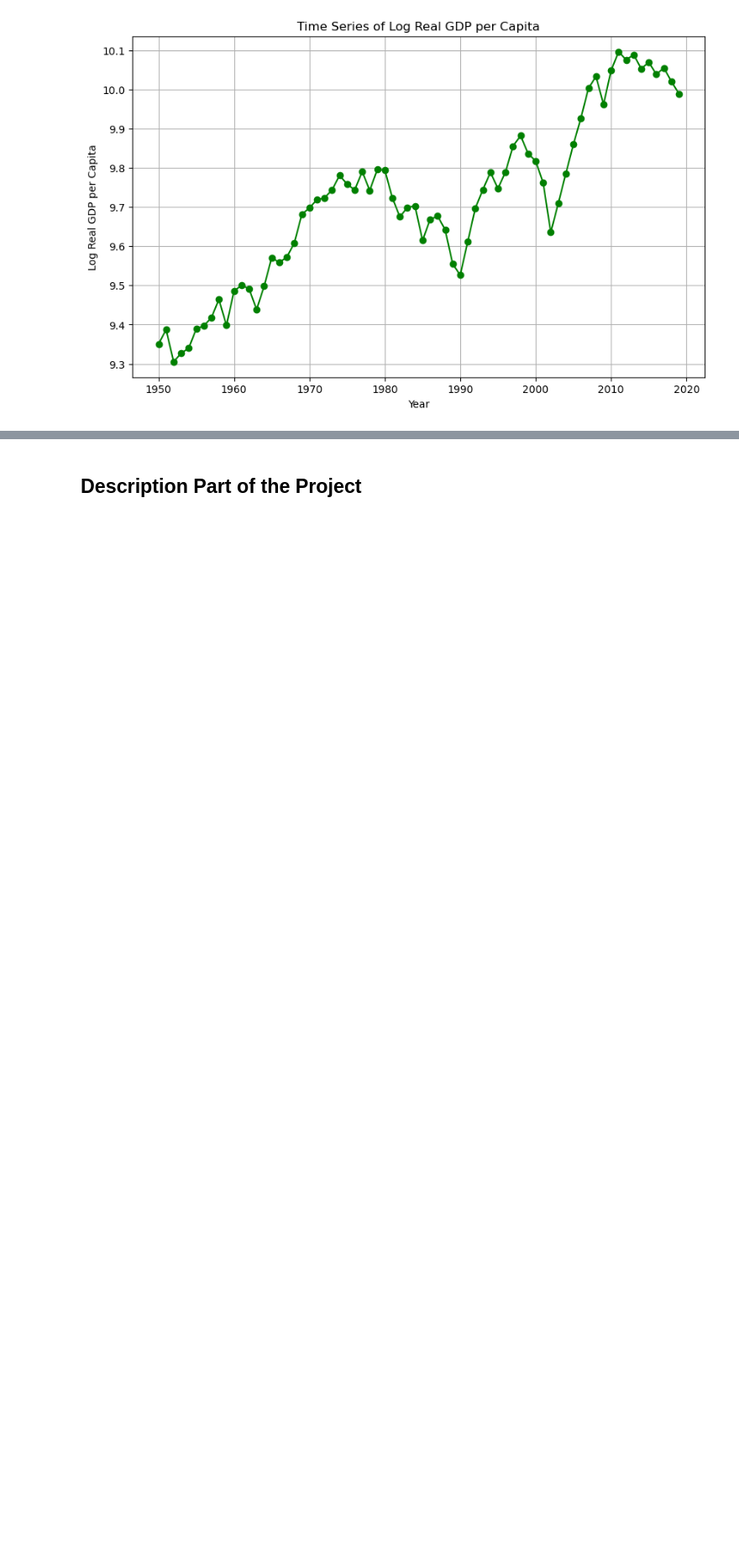
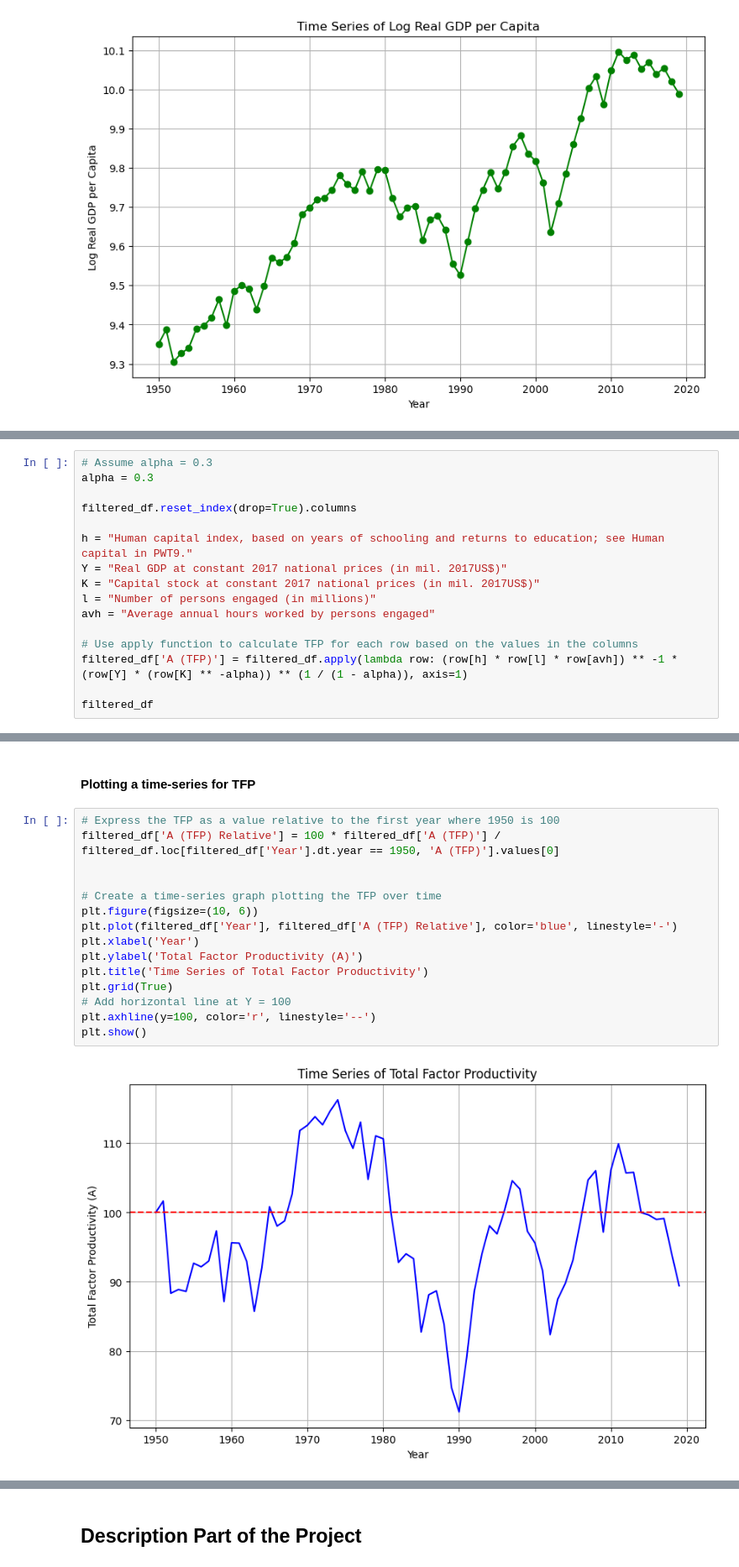
Before and after one commit to andreheeshaojun/EC2B1-Coursework, a Jupyter notebook: Section A/Section-A-Code.ipynb, the cells around one changed output, grey strips where cells are left out. Shown at 84% size. Cells and saved outputs as stored; diff of their text form; blank space fills up the shorter version.

```diff
--- a/Section A/Section-A-Code.ipynb
+++ b/Section A/Section-A-Code.ipynb
@@ -334,0 +346,16 @@ plt.show()
+# %%
+# Assume alpha = 0.3
+alpha = 0.3
+
+filtered_df.reset_index(drop=True).columns
+
+h = "Human capital index, based on years of schooling and returns to education; see Human capital in PWT9."
+Y = "Real GDP at constant 2017 national prices (in mil. 2017US$)"
+K = "Capital stock at constant 2017 national prices (in mil. 2017US$)"
+l = "Number of persons engaged (in millions)"
+avh = "Average annual hours worked by persons engaged"
+
+# Use apply function to calculate TFP for each row based on the values in the columns
+filtered_df['A (TFP)'] = filtered_df.apply(lambda row: (row[h] * row[l] * row[avh]) ** -1 * (row[Y] * (row[K] ** -alpha)) ** (1 / (1 - alpha)), axis=1)
+
+filtered_df
@@ -334,0 +376,19 @@ plt.show()
+# %% [markdown]
+#### Plotting a time-series for TFP
+# %%
+# Express the TFP as a value relative to the first year where 1950 is 100
+filtered_df['A (TFP) Relative'] = 100 * filtered_df['A (TFP)'] / filtered_df.loc[filtered_df['Year'].dt.year == 1950, 'A (TFP)'].values[0]
+
+
+# Create a time-series graph plotting the TFP over time
+plt.figure(figsize=(10, 6))
+plt.plot(filtered_df['Year'], filtered_df['A (TFP) Relative'], color='blue', linestyle='-')
+plt.xlabel('Year')
+plt.ylabel('Total Factor Productivity (A)')
+plt.title('Time Series of Total Factor Productivity')
+plt.grid(True)
+# Add horizontal line at Y = 100
+plt.axhline(y=100, color='r', linestyle='--')
+plt.show()
+# %% [output]
+[figure, added]
```
Also changed, not shown: parts of 15 cells of this notebook.
